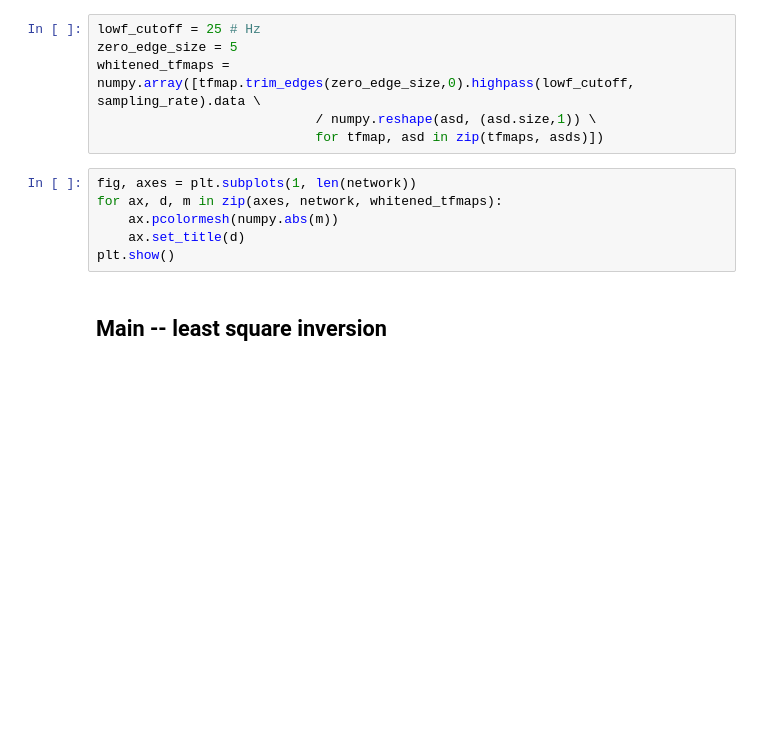
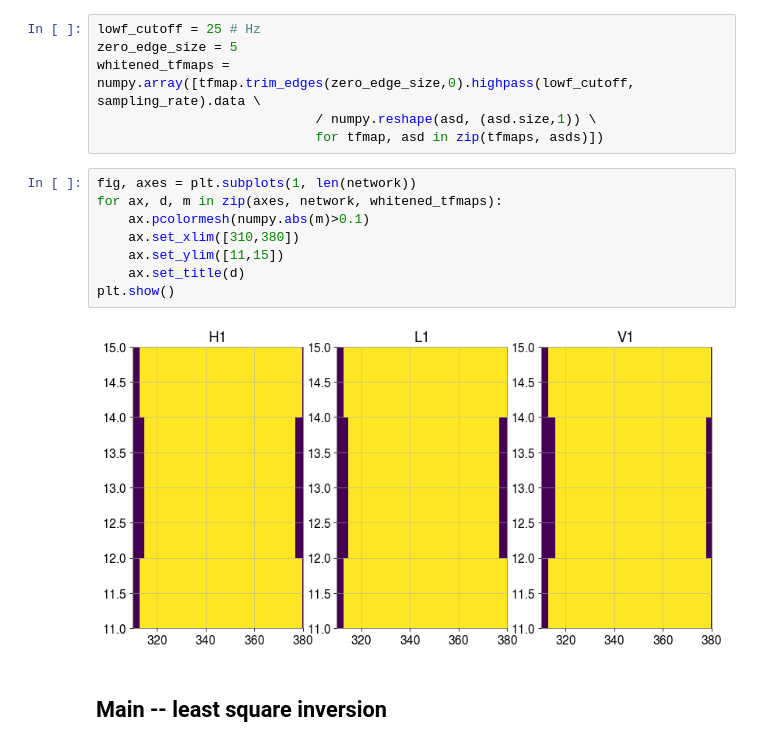
Before and after one commit to ecm0/pyburst, a Jupyter notebook: pipeline/pipeline.ipynb, the cells around one changed output. Drawn from its saved outputs; the diff is of its cells as text; blank space fills up the shorter version.

```diff
--- a/pipeline/pipeline.ipynb
+++ b/pipeline/pipeline.ipynb
@@ -412,9 +412,13 @@ whitened_tfmaps = numpy.array([tfmap.trim_edges(zero_edge_size,0).highpass(lowf_
 # %%
 fig, axes = plt.subplots(1, len(network))
 for ax, d, m in zip(axes, network, whitened_tfmaps):
-    ax.pcolormesh(numpy.abs(m))
+    ax.pcolormesh(numpy.abs(m)>0.1)
+    ax.set_xlim([310,380])
+    ax.set_ylim([11,15])
     ax.set_title(d)
 plt.show()
+# %% [output]
+[figure, added]
 # %% [markdown]
 ## Main -- least square inversion
 # %% [markdown]
```
Also changed, not shown: parts of 21 cells of this notebook.
